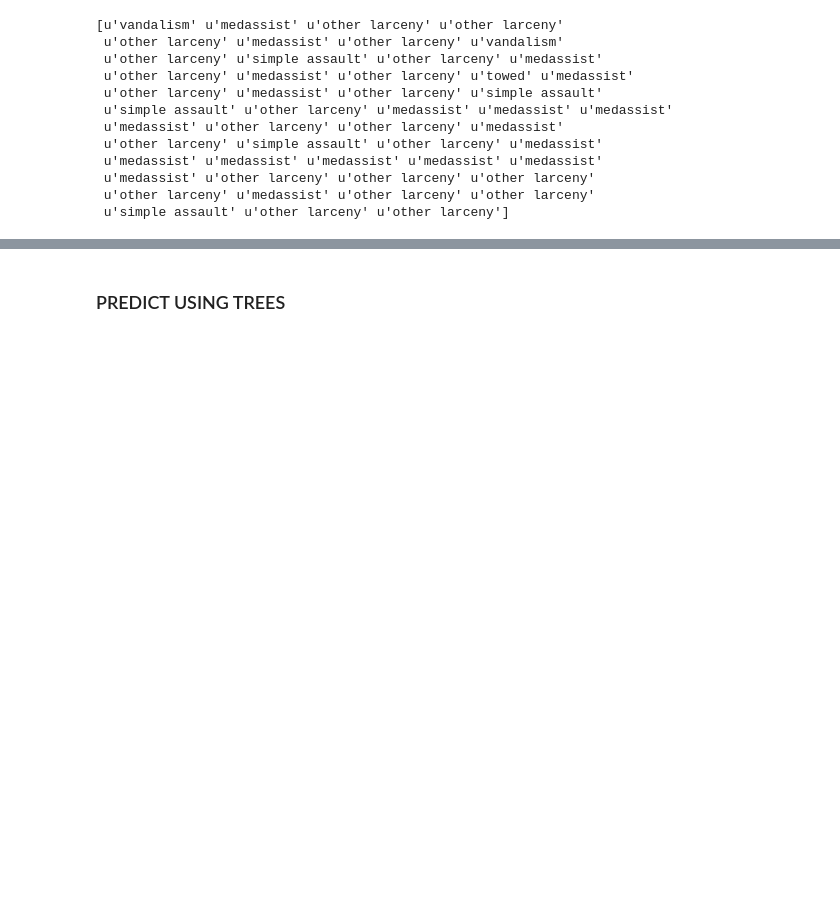
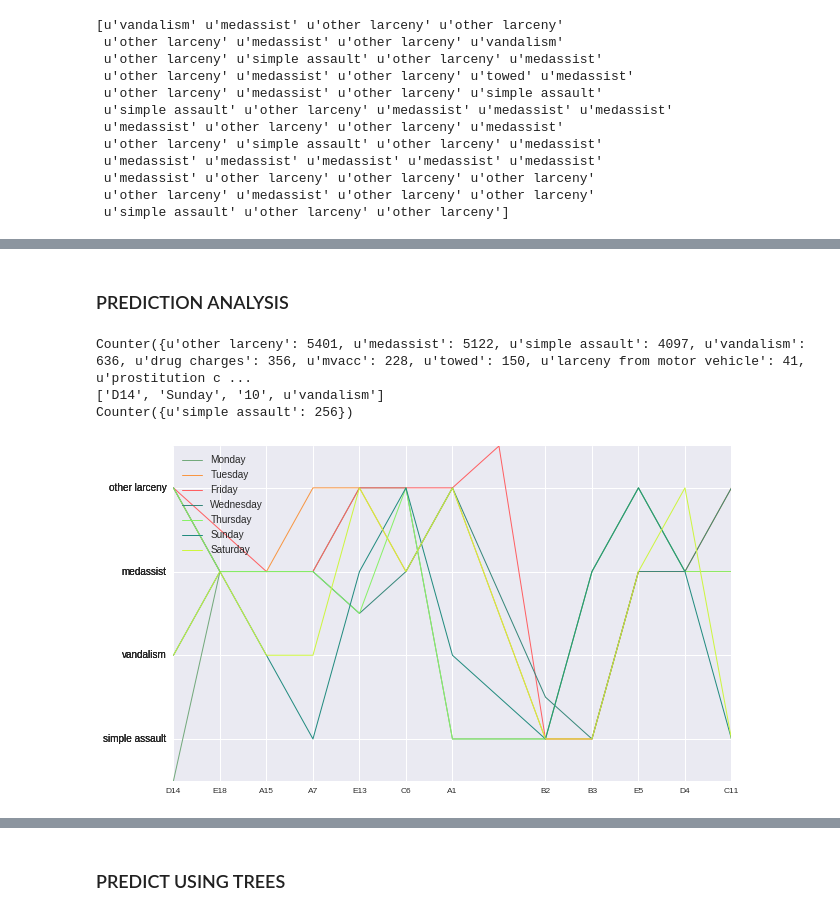
Before and after one commit to sahilsd/591-crime-project, a Jupyter notebook: python-recsys-master/crimeProject-predict.ipynb, the cells around one changed output, grey strips where cells are left out. Drawn from its saved outputs; the diff is of its cells as text; code cells hidden in the pictures; blank space fills up the shorter version.

Commit message:
plot predictions

```diff
--- a/python-recsys-master/crimeProject-predict.ipynb
+++ b/python-recsys-master/crimeProject-predict.ipynb
@@ -403,0 +387,61 @@ print predicted[:50]
+# %%
+
+typePred = open("../results/NB-Boston-type-pred.dat","w")
+typeTestfd = open("../data/Boston.dat.testpair","r")
+
+for i,l in enumerate(typeTestfd.readlines()):
+    row = l.split("::")
+    typePred.write(row[0]+"-"+row[1][:-1]+","+predicted[i]+"\n")
+    #print (row[0]+"-"+row[1]+","+predicted[i]+"\n")
+    #break
+
+typeTestfd.close()
+typePred.close()
+# %% [markdown]
+### PREDICTION ANALYSIS
+# %%
+print Counter(predicted)
+print bostonAnalysis[0]
+
+crTypes = Counter(predicted).keys()
+distNames = list(set(distrlist))
+
+bostonanalysisdict1 = defaultdict(dict)
+bostonanalysisdict2 = defaultdict(dict)
+
+for l in bostonAnalysis:
+    try:
+        bostonanalysisdict1[l[1]][l[0]] += [l[3]]
+        bostonanalysisdict2[l[1]][l[2]] += [l[3]]
+    except KeyError:
+        bostonanalysisdict1[l[1]][l[0]] = [l[3]]
+        bostonanalysisdict2[l[1]][l[2]] = [l[3]]
+
+
+
+print Counter(bostonanalysisdict1['Sunday']['C11'])
+#print bostonanalysisdict2['Sunday'].keys()
+plt.figure(figsize=(10, 6), dpi=80)
+for day, vallist in bostonanalysisdict1.iteritems():
+    Yax = []
+    Xax = []
+    for dist,vl in vallist.iteritems():
+        #print day, dist, Counter(vl).most_common(1)[0][0]
+
+        Yax += [crTypes.index(Counter(vl).most_common(1)[0][0])]
+        Xax += [distNames.index(dist)]
+
+    #print Yax, Xax
+
+    plt.plot(sorted(Xax), Yax, color=(random.uniform(0,1),random.uniform(0,1),random.uniform(0,0.5)), linewidth=1.0, linestyle="-", label=day)
+    plt.xticks(Xax, [distNames[i] for i in Xax], size='small')
+    plt.yticks(Yax, [crTypes[i] for i in Yax], size='medium')
+    plt.legend(loc='upper left')
+plt.show()
+
+#per day, per district, what is most likely crime type
+# %% [output]
+Counter({u'other larceny': 5401, u'medassist': 5122, u'simple assault': 4097, u'vandalism': 636, u'drug charges': 356, u'mvacc': 228, u'towed': 150, u'larceny from motor vehicle': 41, u'prostitution c ...
+['D14', 'Sunday', '10', u'vandalism']
+Counter({u'simple assault': 256})
+[figure, added]
```
Also changed, not shown: parts of 2 cells of this notebook.
